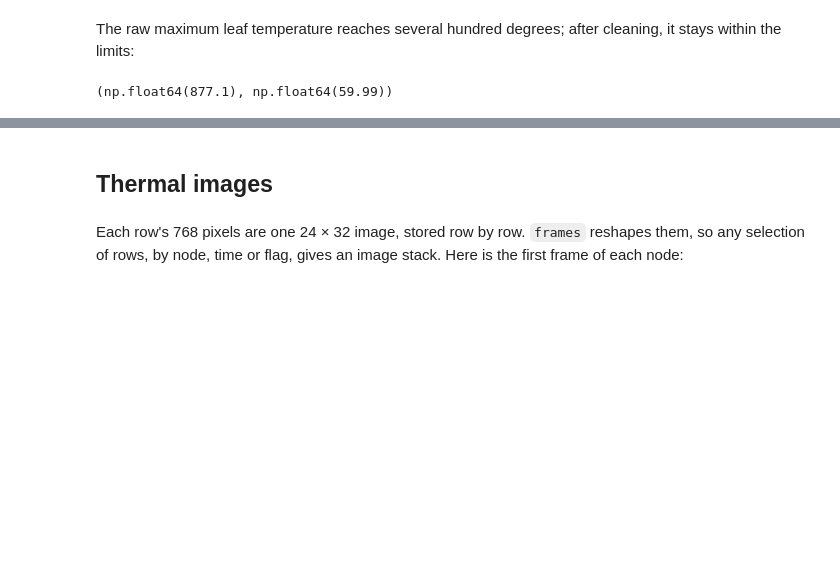
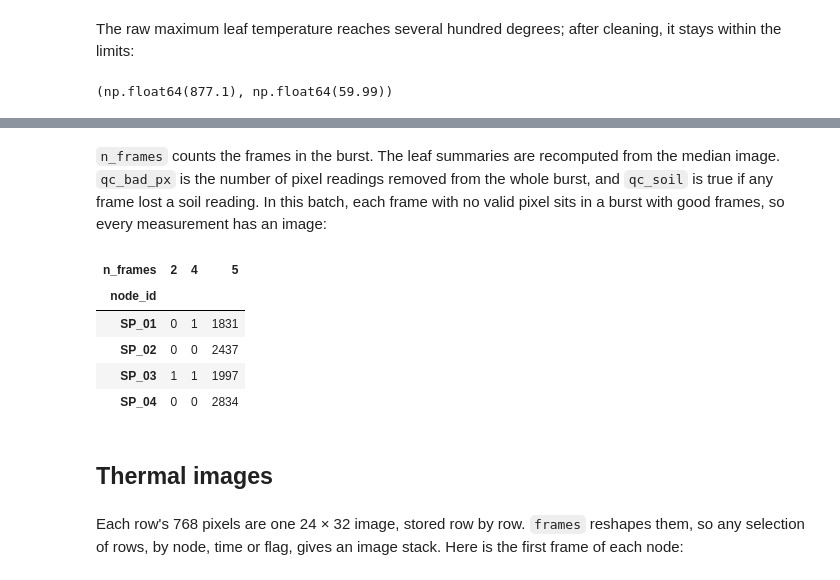
Before and after one commit to franckalbinet/speaking-plants, a Jupyter notebook: nbs/00_clean.ipynb, the cells around one changed output, grey strips where cells are left out. Drawn from its saved outputs; the diff is of its cells as text; code cells hidden in the pictures; blank space fills up the shorter version.

Commit message:
Add measurements: median image per burst of frames

```diff
--- a/nbs/00_clean.ipynb
+++ b/nbs/00_clean.ipynb
@@ -103,6 +103,7 @@ Sensors sometimes return values no plant or soil can have: a pixel at 877 °C or
 limits = dict(pixel=(0, 60), soil_moisture=(0, 100), soil_temperature=(0, 60))
 # %%
 #| export
+def _leaf(p): return pd.DataFrame(dict(leaf_temp_mean=p.mean(axis=1), leaf_temp_max=p.max(axis=1), leaf_temp_min=p.min(axis=1)))
 def clean(
     df:pd.DataFrame, # Output of `read_logs`
     limits:dict=limits, # Open interval of plausible values per measurement
@@ -111,7 +112,7 @@ def clean(
     bad = lambda x, k: (x <= limits[k][0]) | (x >= limits[k][1])
     p = df[px_cols].mask(bad(df[px_cols], 'pixel'))
     soil = pd.DataFrame({c: df[c].mask(bad(df[c], c)) for c in soil_cols})
-    leaf = pd.DataFrame(dict(leaf_temp_mean=p.mean(axis=1), leaf_temp_max=p.max(axis=1), leaf_temp_min=p.min(axis=1)))
+    leaf = _leaf(p)
     n_bad_px = (p.isna() & df[px_cols].notna()).sum(axis=1)
     soil_lost = (soil.isna() & df[soil_cols].notna()).any(axis=1)
     qc = pd.DataFrame(dict(qc_bad_px=n_bad_px, qc_soil=soil_lost))
@@ -140,3 +147,29 @@ df.leaf_temp_max.max(), cdf.leaf_temp_max.max()
+# %%
+#| export
+def measurements(
+    df:pd.DataFrame, # Output of `clean`
+)->pd.DataFrame: # One row per node and time, with the median image of the burst
+    "Combine each burst of frames into one measurement"
+    g = df.groupby(['node_id', 'time'])
+    p = g[px_cols].median()
+    ids = g[['timestamp', 'measurement_id']].first().assign(n_frames=g.size())
+    env = g[ruuvi_cols + soil_cols].median()
+    qc = g.agg(qc_bad_px=('qc_bad_px', 'sum'), qc_soil=('qc_soil', 'any'))
+    return pd.concat([ids, env, _leaf(p), qc, p], axis=1).reset_index()
+# %% [markdown]
+`n_frames` counts the frames in the burst. The leaf summaries are recomputed from the median image. `qc_bad_px` is the number of pixel readings removed from the whole burst, and `qc_soil` is true if any frame lost a soil reading. In this batch, each frame with no valid pixel sits in a burst with good frames, so every measurement has an image:
+# %%
+#| eval: false
+mdf = measurements(cdf)
+test_eq(mdf[px_cols].isna().all(axis=1).sum(), 0)
+mdf.groupby('node_id').n_frames.value_counts().unstack(fill_value=0)
+# %% [output]
+| n_frames | 2 | 4 | 5 |
+| node_id |  |  |  |
+| SP_01 | 0 | 1 | 1831 |
+| SP_02 | 0 | 0 | 2437 |
+| SP_03 | 1 | 1 | 1997 |
+| SP_04 | 0 | 0 | 2834 |
 # %% [markdown]
 ## Thermal images
 # %%
```
Also changed, not shown: parts of 3 cells of this notebook, 2 other files.
